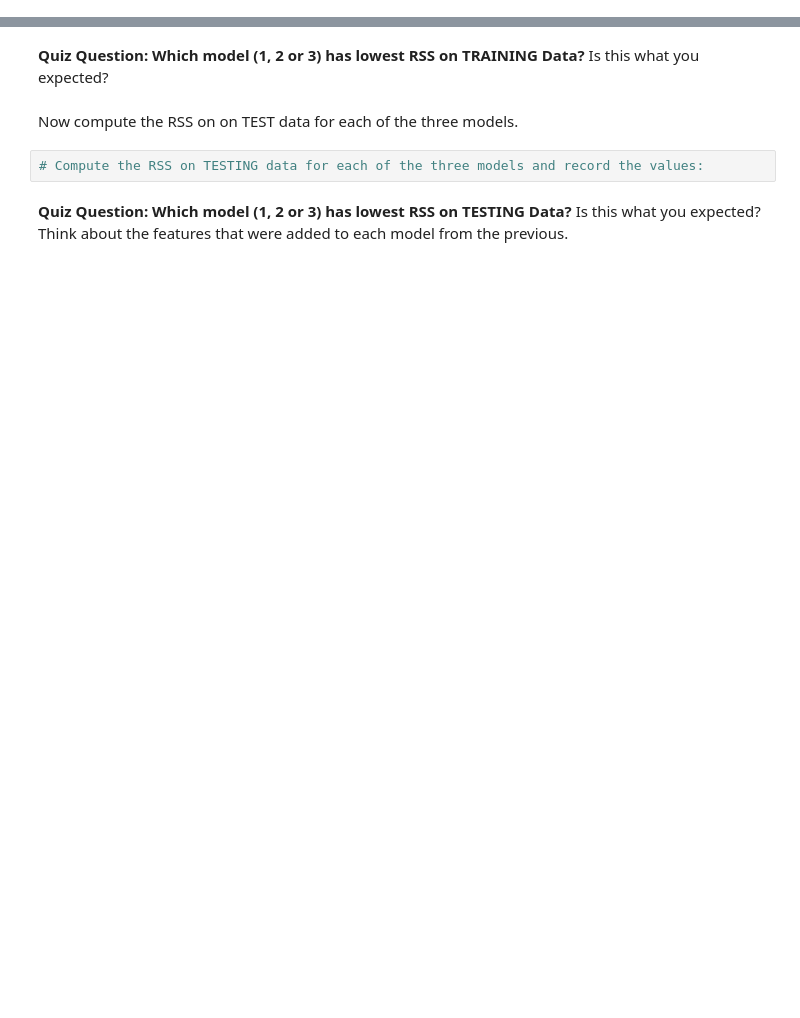
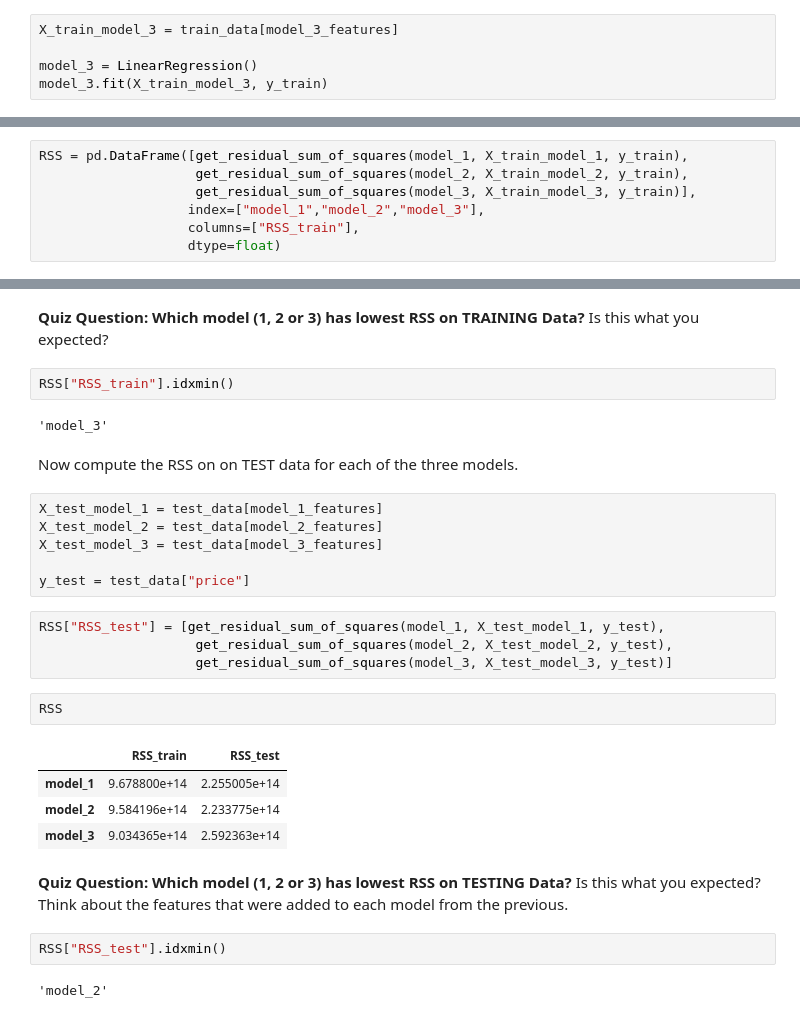
Before and after one commit to ddumet/coursera_machine_learning_pathway_regression, a Jupyter notebook: week-2-multiple-regression-assignment-1.ipynb, the cells around one changed output, grey strips where cells are left out. Saved outputs shown, nothing was run; the diff lists cells and outputs as text; blank space fills up the shorter version.

```diff
--- a/week-2-multiple-regression-assignment-1.ipynb
+++ b/week-2-multiple-regression-assignment-1.ipynb
@@ -180,0 +218,5 @@ Now that you have the features, learn the weights for the three different models
+# %%
+X_train_model_3 = train_data[model_3_features]
+
+model_3 = LinearRegression()
+model_3.fit(X_train_model_3, y_train)
@@ -194,0 +253,7 @@ First use your functions from earlier to compute the RSS on TRAINING Data for ea
+# %%
+RSS = pd.DataFrame([get_residual_sum_of_squares(model_1, X_train_model_1, y_train),
+                    get_residual_sum_of_squares(model_2, X_train_model_2, y_train),
+                    get_residual_sum_of_squares(model_3, X_train_model_3, y_train)],
+                   index=["model_1","model_2","model_3"],
+                   columns=["RSS_train"],
+                   dtype=float)
@@ -195,8 +267,31 @@ First use your functions from earlier to compute the RSS on TRAINING Data for ea
 # %% [markdown]
 **Quiz Question: Which model (1, 2 or 3) has lowest RSS on TRAINING Data?** Is this what you expected?
+# %%
+RSS["RSS_train"].idxmin()
+# %% [output]
+'model_3'
 # %% [markdown]
 Now compute the RSS on on TEST data for each of the three models.
-# %%
-# Compute the RSS on TESTING data for each of the three models and record the values:
+# %%
+X_test_model_1 = test_data[model_1_features]
+X_test_model_2 = test_data[model_2_features]
+X_test_model_3 = test_data[model_3_features]
+
+y_test = test_data["price"]
+# %%
+RSS["RSS_test"] = [get_residual_sum_of_squares(model_1, X_test_model_1, y_test),
+                    get_residual_sum_of_squares(model_2, X_test_model_2, y_test),
+                    get_residual_sum_of_squares(model_3, X_test_model_3, y_test)]
+# %%
+RSS
+# %% [output]
+|  | RSS_train | RSS_test |
+| model_1 | 9.678800e+14 | 2.255005e+14 |
+| model_2 | 9.584196e+14 | 2.233775e+14 |
+| model_3 | 9.034365e+14 | 2.592363e+14 |
 # %% [markdown]
 **Quiz Question: Which model (1, 2 or 3) has lowest RSS on TESTING Data?** Is this what you expected?Think about the features that were added to each model from the previous.
+# %%
+RSS["RSS_test"].idxmin()
+# %% [output]
+'model_2'
```
Also changed, not shown: parts of 21 cells of this notebook, 1 other file.
